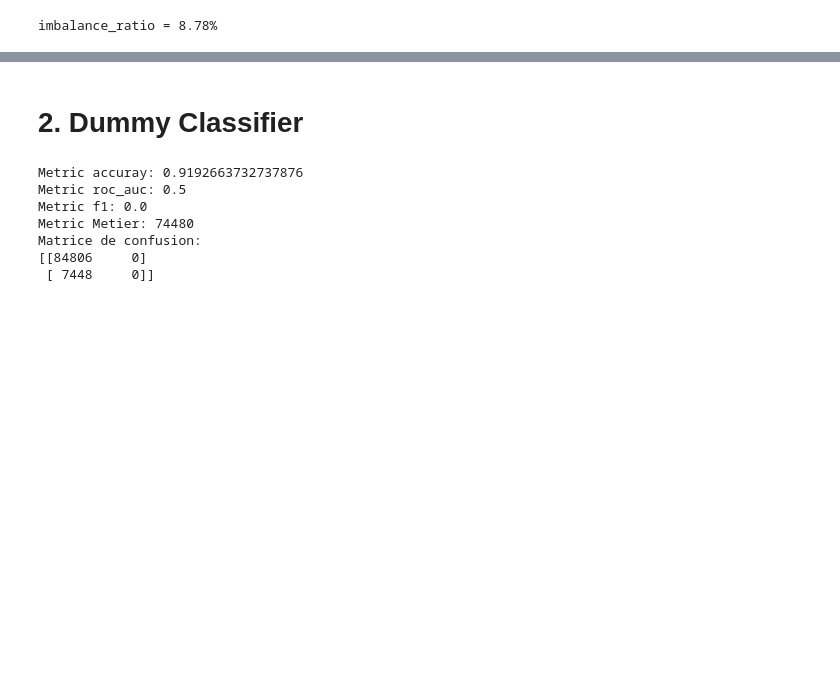
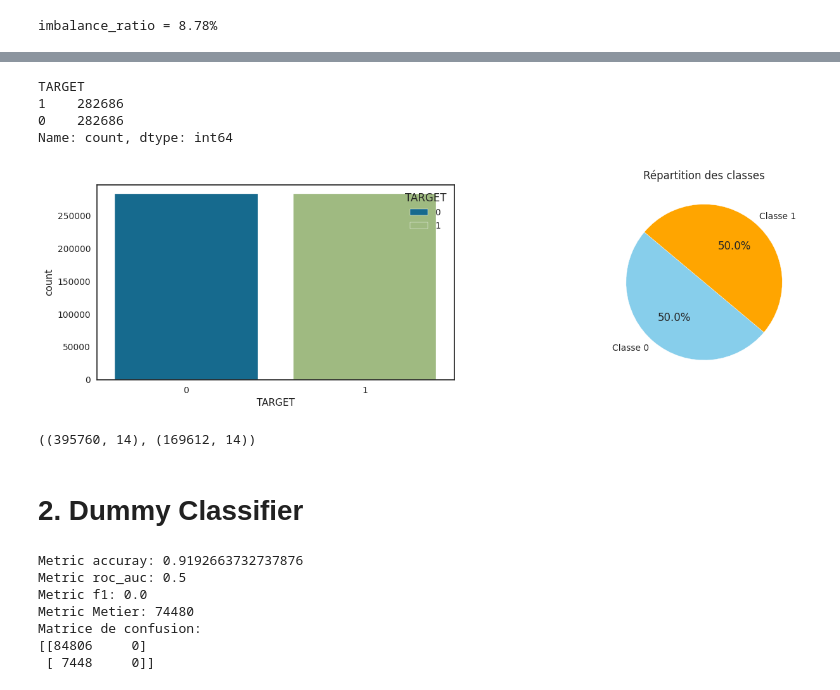
Before and after one commit to amadousysada/scoring-model, a Jupyter notebook: 03_modelisation.ipynb, the cells around one changed output, grey strips where cells are left out. Drawn from its saved outputs; the diff is of its cells as text; code cells hidden in the pictures; blank space fills up the shorter version.

```diff
--- a/03_modelisation.ipynb
+++ b/03_modelisation.ipynb
@@ -92,3 +98,23 @@ imbalance_ratio = 8.78%
+# %%
+print(y.value_counts())
+fig, (ax0, ax1) = plt.subplots(1, 2, figsize=(16, 4))
+plot_pie_chart(y.value_counts(), ['Classe 0', 'Classe 1'], "Répartition des classes", ax1)
+sns.countplot(data=y.to_frame(), x='TARGET', ax=ax0, hue='TARGET')
+xticks = ax.xaxis.get_ticks_position()
+ax.xaxis.set_ticks([0, 1])
+plt.show()
+# %% [output]
+TARGET
+1    282686
+0    282686
+Name: count, dtype: int64
+[figure, added]
+# %%
+# Séparation de l'ensemble X_train en 2 sous-ensembles
+X_Xtrain, X_valid, y_train, y_valid = train_test_split(X_train, y, stratify=y, test_size=0.3, random_state=42)
+X_Xtrain.shape, X_valid.shape
+# %% [output]
+((395760, 14), (169612, 14))
 # %%
 # Fonction pour calculer le coût métier
 def business_cost(y_true, y_pred):
```
Also changed, not shown: parts of 19 cells of this notebook.
